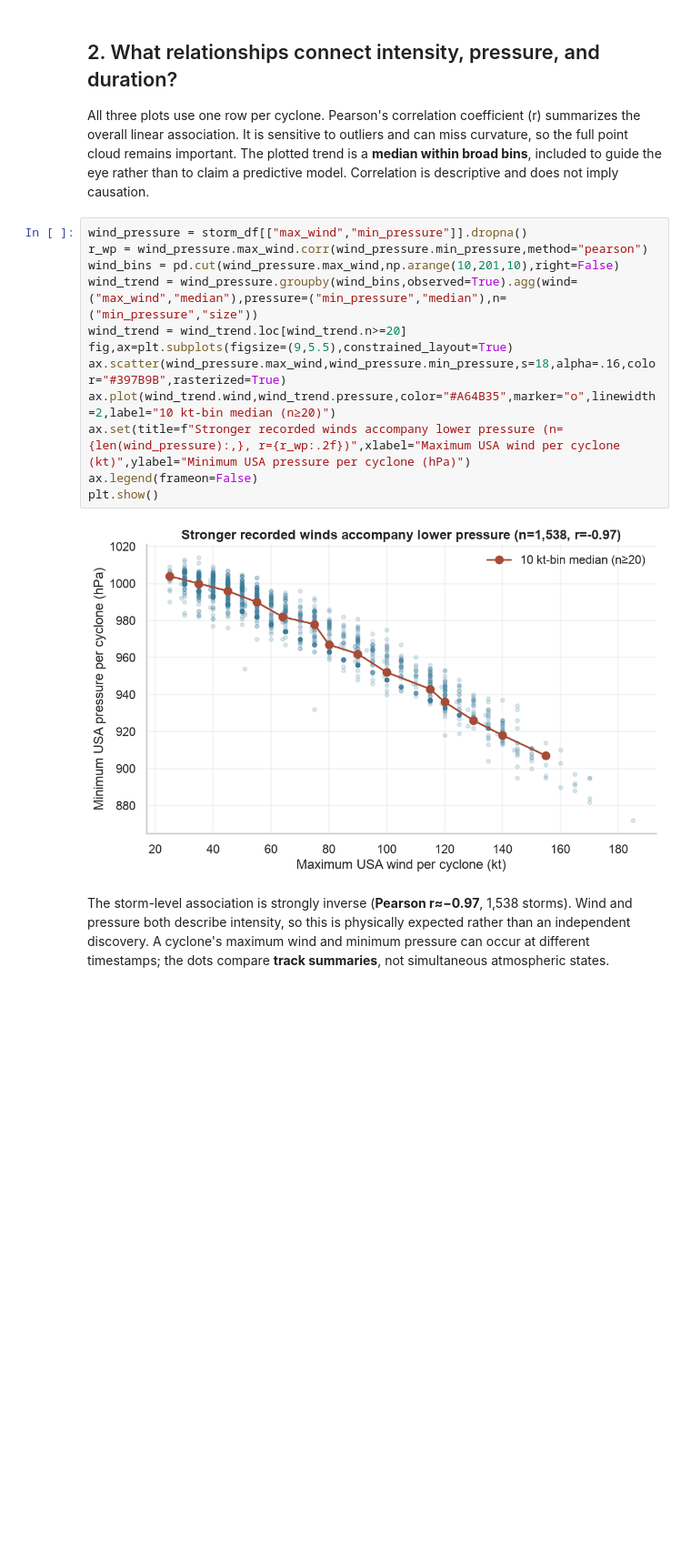
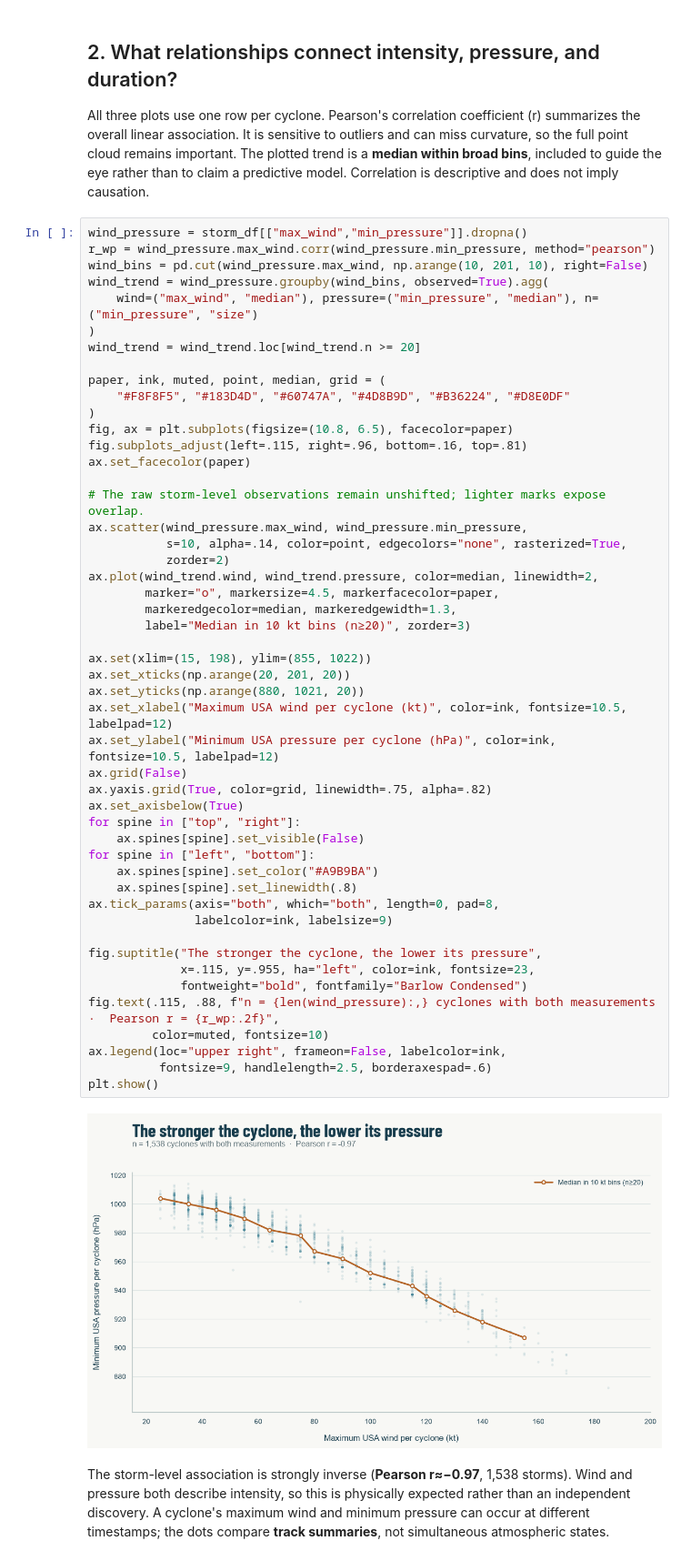
Before and after one commit to enxhi2222/tropical-cyclone-analysis, a Jupyter notebook: 03_data_analysis.ipynb, the cells around one changed output. Shown at 91% size. Cells and saved outputs as stored; diff of their text form; blank space fills up the shorter version.

Commit message:
refactor: enhance scatter plots
Co-authored-by: enxhi2222 <enxhi.lamce@studenti.unimi.it>

```diff
--- a/03_data_analysis.ipynb
+++ b/03_data_analysis.ipynb
@@ -204,18 +204,55 @@ The ≥96 kt share is largest in the **South Indian basin (77/248, 31%)** and is
 All three plots use one row per cyclone. Pearson's correlation coefficient (r) summarizes the overall linear association. It is sensitive to outliers and can miss curvature, so the full point cloud remains important. The plotted trend is a **median within broad bins**, included to guide the eye rather than to claim a predictive model. Correlation is descriptive and does not imply causation.
 # %%
 wind_pressure = storm_df[["max_wind","min_pressure"]].dropna()
-r_wp = wind_pressure.max_wind.corr(wind_pressure.min_pressure,method="pearson")
-wind_bins = pd.cut(wind_pressure.max_wind,np.arange(10,201,10),right=False)
-wind_trend = wind_pressure.groupby(wind_bins,observed=True).agg(wind=("max_wind","median"),pressure=("min_pressure","median"),n=("min_pressure","size"))
-wind_trend = wind_trend.loc[wind_trend.n>=20]
-fig,ax=plt.subplots(figsize=(9,5.5),constrained_layout=True)
-ax.scatter(wind_pressure.max_wind,wind_pressure.min_pressure,s=18,alpha=.16,color="#397B9B",rasterized=True)
-ax.plot(wind_trend.wind,wind_trend.pressure,color="#A64B35",marker="o",linewidth=2,label="10 kt-bin median (n≥20)")
-ax.set(title=f"Stronger recorded winds accompany lower pressure (n={len(wind_pressure):,}, r={r_wp:.2f})",xlabel="Maximum USA wind per cyclone (kt)",ylabel="Minimum USA pressure per cyclone (hPa)")
-ax.legend(frameon=False)
+r_wp = wind_pressure.max_wind.corr(wind_pressure.min_pressure, method="pearson")
+wind_bins = pd.cut(wind_pressure.max_wind, np.arange(10, 201, 10), right=False)
+wind_trend = wind_pressure.groupby(wind_bins, observed=True).agg(
+    wind=("max_wind", "median"), pressure=("min_pressure", "median"), n=("min_pressure", "size")
+)
+wind_trend = wind_trend.loc[wind_trend.n >= 20]
+
+paper, ink, muted, point, median, grid = (
+    "#F8F8F5", "#183D4D", "#60747A", "#4D8B9D", "#B36224", "#D8E0DF"
+)
+fig, ax = plt.subplots(figsize=(10.8, 6.5), facecolor=paper)
+fig.subplots_adjust(left=.115, right=.96, bottom=.16, top=.81)
+ax.set_facecolor(paper)
+
+# The raw storm-level observations remain unshifted; lighter marks expose overlap.
+ax.scatter(wind_pressure.max_wind, wind_pressure.min_pressure,
+           s=10, alpha=.14, color=point, edgecolors="none", rasterized=True,
+           zorder=2)
+ax.plot(wind_trend.wind, wind_trend.pressure, color=median, linewidth=2,
+        marker="o", markersize=4.5, markerfacecolor=paper,
+        markeredgecolor=median, markeredgewidth=1.3,
+        label="Median in 10 kt bins (n≥20)", zorder=3)
+
+ax.set(xlim=(15, 198), ylim=(855, 1022))
+ax.set_xticks(np.arange(20, 201, 20))
+ax.set_yticks(np.arange(880, 1021, 20))
+ax.set_xlabel("Maximum USA wind per cyclone (kt)", color=ink, fontsize=10.5, labelpad=12)
+ax.set_ylabel("Minimum USA pressure per cyclone (hPa)", color=ink, fontsize=10.5, labelpad=12)
+ax.grid(False)
+ax.yaxis.grid(True, color=grid, linewidth=.75, alpha=.82)
+ax.set_axisbelow(True)
+for spine in ["top", "right"]:
+    ax.spines[spine].set_visible(False)
+for spine in ["left", "bottom"]:
+    ax.spines[spine].set_color("#A9B9BA")
+    ax.spines[spine].set_linewidth(.8)
+ax.tick_params(axis="both", which="both", length=0, pad=8,
+               labelcolor=ink, labelsize=9)
+
+fig.suptitle("The stronger the cyclone, the lower its pressure",
+             x=.115, y=.955, ha="left", color=ink, fontsize=23,
+             fontweight="bold", fontfamily="Barlow Condensed")
+fig.text(.115, .88, f"n = {len(wind_pressure):,} cyclones with both measurements  ·  Pearson r = {r_wp:.2f}",
+         color=muted, fontsize=10)
+ax.legend(loc="upper right", frameon=False, labelcolor=ink,
+          fontsize=9, handlelength=2.5, borderaxespad=.6)
 plt.show()
 # %% [output]
-[figure, old version]
+[figure, new version]
 # %% [markdown]
 The storm-level association is strongly inverse (**Pearson r≈−0.97**, 1,538 storms). Wind and pressure both describe intensity, so this is physically expected rather than an independent discovery. A cyclone's maximum wind and minimum pressure can occur at different timestamps; the dots compare **track summaries**, not simultaneous atmospheric states.
 # %% [markdown]
```
Also changed, not shown: parts of 2 cells of this notebook.
